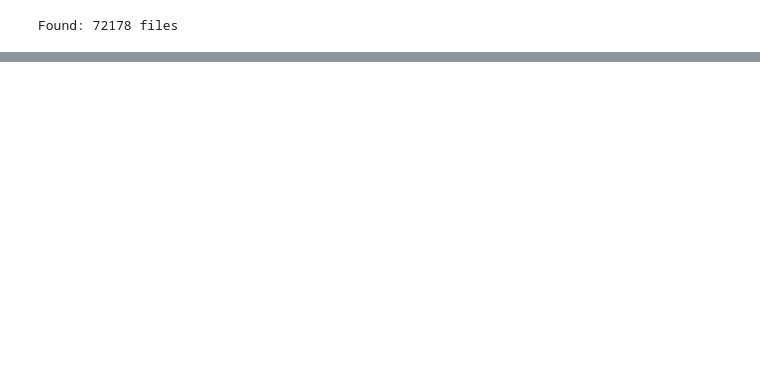
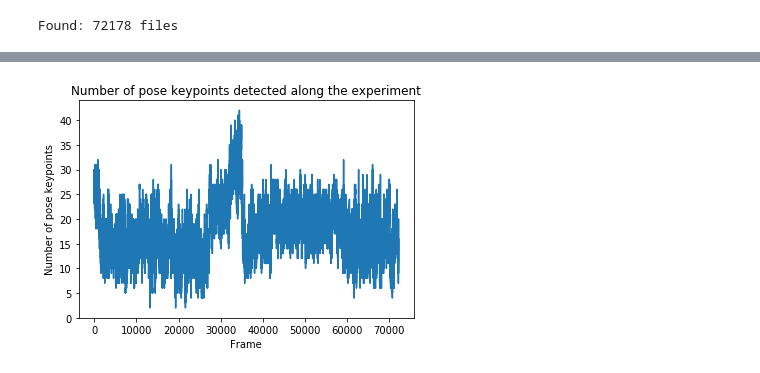
Before and after one commit to fraza0/nonverbal_communication_analysis, a Jupyter notebook: nonverbal_communication_analysis/_StatisticalAnalysis/openpose_raw_stats.ipynb, the cells around one changed output, grey strips where cells are left out. Drawn from its saved outputs; the diff is of its cells as text; code cells hidden in the pictures; blank space fills up the shorter version.

```diff
--- a/nonverbal_communication_analysis/_StatisticalAnalysis/openpose_raw_stats.ipynb
+++ b/nonverbal_communication_analysis/_StatisticalAnalysis/openpose_raw_stats.ipynb
@@ -114,0 +110,8 @@ Wall time: 39 ms
+# %%
+plt.plot(range(total_files), pose_keypoints_time)
+plt.xlabel("Frame")
+plt.ylabel("Number of pose keypoints")
+plt.title("Number of pose keypoints detected along the experiment")
+plt.show()
+# %% [output]
+[figure, added]
```
Also changed, not shown: parts of 14 cells of this notebook, 1 other file.
